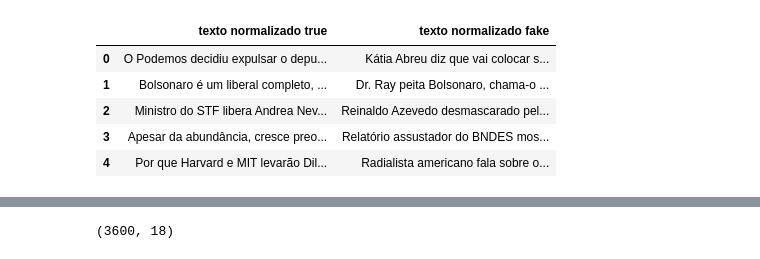
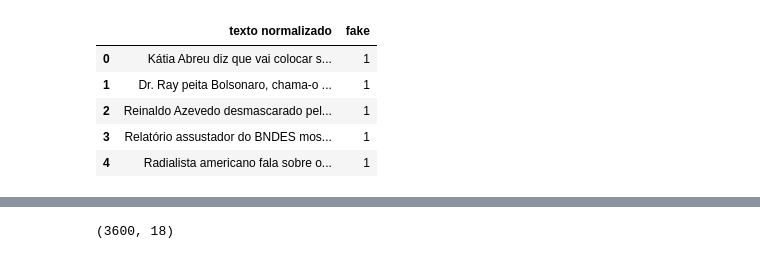
Before and after one commit to joaopaulopbjp/FakeNewsDetection, a Jupyter notebook: Fake News Prepara Arquivo Dados.ipynb, the cells around one changed output, grey strips where cells are left out. Drawn from its saved outputs; the diff is of its cells as text; code cells hidden in the pictures.

```diff
--- a/Fake News Prepara Arquivo Dados.ipynb
+++ b/Fake News Prepara Arquivo Dados.ipynb
@@ -0,0 +1,18 @@
+# %%
+import glob
+import pandas as pd
+
+lista_arquivos_true = glob.glob('Fake.br-Corpus-master/Fake.br-Corpus-master/size_normalized_texts/true/*.txt')
+lista_textos = []
+lista_fake = []
+for nome_arquivo in lista_arquivos_true:
+    text = []
+    with open(nome_arquivo , 'r', encoding='utf-8') as f:
+        lines = f.readlines()
+        for line in lines:
+            text.append(line)
+
+    lista_textos.append([''.join(text)])
+df_true = pd.DataFrame(lista_textos,columns=["texto normalizado"])
+df_true["fake"] = 0
+df_true.head()
@@ -1,39 +36,23 @@
 # %%
-import glob
-import pandas as pd
-
-lista_arquivos_true = glob.glob('Fake.br-Corpus-master/size_normalized_texts/true/*.txt')
-lista_textos = []
-for nome_arquivo in lista_arquivos_true:
-    text = []
-    with open(nome_arquivo , 'r') as f:
-        lines = f.readlines()
-        for line in lines:
-            text.append(line)
-
-    lista_textos.append([''.join(text)])
-df = pd.DataFrame(lista_textos,columns=["texto normalizado true"])
-
-
-lista_arquivos_fake = glob.glob('Fake.br-Corpus-master/size_normalized_texts/fake/*.txt')
+lista_arquivos_fake = glob.glob('Fake.br-Corpus-master/Fake.br-Corpus-master/size_normalized_texts/fake/*.txt')
 lista_textos_fake = []
 for nome_arquivo in lista_arquivos_fake:
     text = []
-    with open(nome_arquivo , 'r') as f:
+    with open(nome_arquivo , 'r', encoding='utf-8') as f:
         lines = f.readlines()
         for line in lines:
             text.append(line)
 
     lista_textos_fake.append([''.join(text)])
 
 
-df_fake = pd.DataFrame(lista_textos_fake,columns=["texto normalizado fake"])
-df["texto normalizado fake"] = df_fake;
-df.head()
+df_fake = pd.DataFrame(lista_textos_fake,columns=["texto normalizado"])
+df_fake["fake"] = 1
+df_fake.head()
 # %% [output]
-|  | texto normalizado true | texto normalizado fake |
-| 0 | O Podemos decidiu expulsar o depu... | Kátia Abreu diz que vai colocar s... |
-| 1 | Bolsonaro é um liberal completo, ... | Dr. Ray peita Bolsonaro, chama-o ... |
-| 2 | Ministro do STF libera Andrea Nev... | Reinaldo Azevedo desmascarado pel... |
-| 3 | Apesar da abundância, cresce preo... | Relatório assustador do BNDES mos... |
-| 4 | Por que Harvard e MIT levarão Dil... | Radialista americano fala sobre o... |
+|  | texto normalizado | fake |
+| 0 | Kátia Abreu diz que vai colocar s... | 1 |
+| 1 | Dr. Ray peita Bolsonaro, chama-o ... | 1 |
+| 2 | Reinaldo Azevedo desmascarado pel... | 1 |
+| 3 | Relatório assustador do BNDES mos... | 1 |
+| 4 | Radialista americano fala sobre o... | 1 |
```
Also changed, not shown: parts of 9 cells of this notebook, 1 other file.
